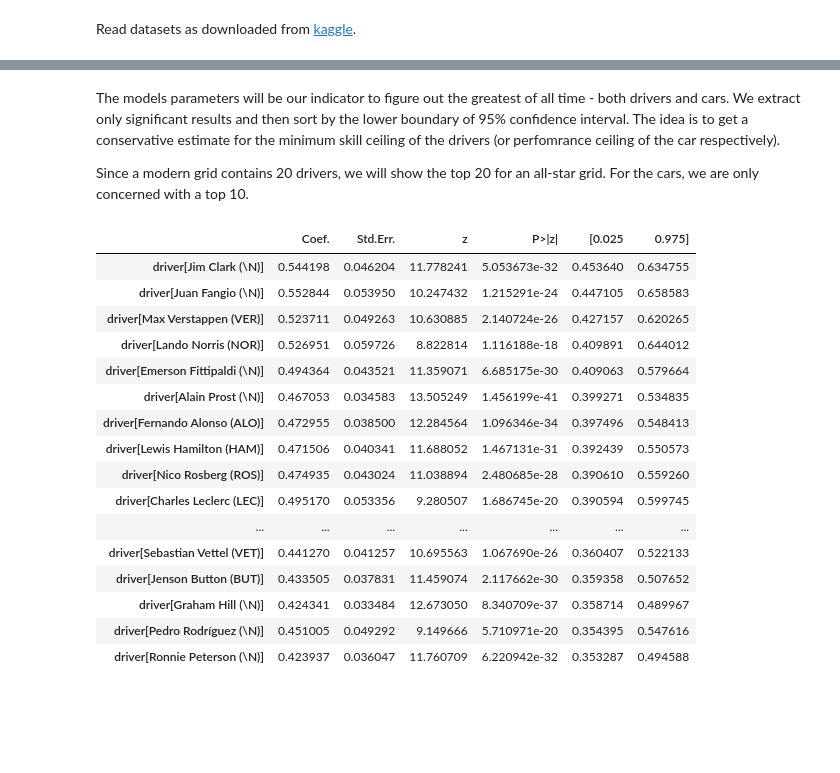
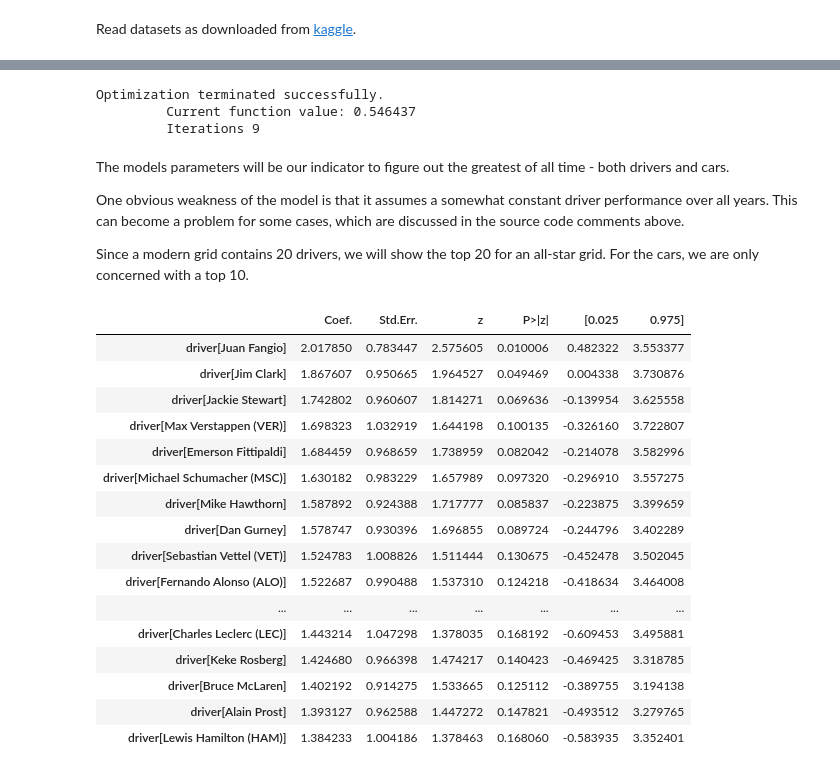
Before and after one commit to Excidion/Formula1-GreatestOfAllTime, a Jupyter notebook: exploration.ipynb, the cells around one changed output, grey strips where cells are left out. Cells and saved outputs as stored; diff of their text form; code cells hidden in the pictures; blank space fills up the shorter version.

```diff
--- a/exploration.ipynb
+++ b/exploration.ipynb
@@ -17,5 +16,7 @@ These are marked in the following list with `# TODO`.
 # %%
 not_self_responsible_dnf = [
+    "Disqualified", # mixed bag, includes driver erros but many team errors
+    "Ignition",
     "Engine",
     "Gearbox",
     "Transmission",
@@ -32,7 +33,7 @@ not_self_responsible_dnf = [
     "Driver Seat",
     "Puncture",
     "Driveshaft",
-    "Retired", # TODO
+    "Retired", # this is a bit of a mixed bag - some due to technical, some after collisions
     "Fuel pressure",
     "Front wing",
     "Water pressure",
@@ -57,59 +58,57 @@ not_self_responsible_dnf = [
     "Out of fuel",
     "Wheel nut",
     "Pneumatics",
-    "Handling", # TODO
+    "Handling", # found nothing on wikipedia indicating driver error
     "Rear wing",
     "Fire",
     "Wheel bearing",
-    "Physical", # TODO
+    "Physical", # found nothing on wikipedia indicating driver error
     "Fuel system",
     "Oil line",
     "Fuel rig",
-    "Launch control", # TODO
-    "Injured", # TODO
+    "Launch control",
     "Fuel",
     "Power loss",
     "Vibrations",
     "Safety",
     "Drivetrain",
     "Ignition"
-    "Injury", # TODO
     "Chassis",
     "Battery",
-    "Stalled", # TODO
     "Halfshaft",
     "Crankshaft",
-    "Safety concerns", # TODO
-    "Not restarted", # TODO
+    "Safety concerns", # found nothing on wikipedia indicating driver error
     "Alternator",
     "Underweight",
     "Safety belt",
     "Oil pump",
     "Fuel leak",
-    "Excluded", # TODO
+    "Excluded", # usually team failing to follow regulations
     "Injection",
     "Distributor",
-    "Driver unwell", # TODO
+    "Driver unwell", # not related to skill
     "Turbo",
     "CV joint",
     "Water pump",
-    "Fatal accident", # TODO
     "Spark plugs",
     "Fuel pipe",
-    "Eye injury",
     "Oil pipe",
     "Axle",
     "Water pipe",
-    "Magneto", # TODO
+    "Magneto",
     "Supercharger",
-    "Collision damage", # TODO
     "Power Unit",
     "ERS",
     "Brake duct",
     "Seat",
-    "Damage", # TODO
-    "Debris", # TODO
-    "Illness", # TODO
+    #"Debris", # is hitting debris the drivers fault?
+    "Illness", # nothing to do with driver skill
     "Undertray",
     "Cooling system",
+    # let's not blame the victims
+    "Injury",
+    "Fatal accident",
+    "Eye injury", # Helmut Marko for no fault of his own
+    "Injured", # relates to injuries sustained before the race
+    "Injury", # relates to injuries sustained before the race
 ]
@@ -171,9 +268,14 @@ By furthermore restricting the `score` to `[0, 1]` we account for the fact that
 # %%
-model = smf.glm("score ~ driver + car + technical_dnf - 1", data=df).fit()
+model = smf.logit("score ~ driver + car + technical_dnf - 1", df).fit()
+# %% [output]
+Optimization terminated successfully.
+         Current function value: 0.546437
+         Iterations 9
 # %% [markdown]
 The models parameters will be our indicator to figure out the greatest of all time - both drivers and cars.
-We extract only significant results and then sort by the lower boundary of 95% confidence interval.
-The idea is to get a conservative estimate for the minimum skill ceiling of the drivers (or perfomrance ceiling of the car respectively).
+
+One obvious weakness of the model is that it assumes a somewhat constant driver performance over all years.
+This can become a problem for some cases, which are discussed in the source code comments above.
 
 Since a modern grid contains 20 drivers, we will show the top 20 for an all-star grid.
 For the cars, we are only concerned with a top 10.
@@ -183,22 +284,22 @@ siginificant = res["P>|z|"] <= 0.05
 drivers = res.index.str.startswith("driver")
 cars = res.index.str.startswith("car")
 # %%
-res.loc[siginificant & drivers].sort_values("[0.025", ascending=False).head(20)
+res.loc[drivers].sort_values("Coef.", ascending=False).head(20)
 # %% [output]
 |  | Coef. | Std.Err. | z | P>|z| | [0.025 | 0.975] |
-| driver[Jim Clark (\N)] | 0.544198 | 0.046204 | 11.778241 | 5.053673e-32 | 0.453640 | 0.634755 |
-| driver[Juan Fangio (\N)] | 0.552844 | 0.053950 | 10.247432 | 1.215291e-24 | 0.447105 | 0.658583 |
-| driver[Max Verstappen (VER)] | 0.523711 | 0.049263 | 10.630885 | 2.140724e-26 | 0.427157 | 0.620265 |
-| driver[Lando Norris (NOR)] | 0.526951 | 0.059726 | 8.822814 | 1.116188e-18 | 0.409891 | 0.644012 |
-| driver[Emerson Fittipaldi (\N)] | 0.494364 | 0.043521 | 11.359071 | 6.685175e-30 | 0.409063 | 0.579664 |
-| driver[Alain Prost (\N)] | 0.467053 | 0.034583 | 13.505249 | 1.456199e-41 | 0.399271 | 0.534835 |
-| driver[Fernando Alonso (ALO)] | 0.472955 | 0.038500 | 12.284564 | 1.096346e-34 | 0.397496 | 0.548413 |
-| driver[Lewis Hamilton (HAM)] | 0.471506 | 0.040341 | 11.688052 | 1.467131e-31 | 0.392439 | 0.550573 |
-| driver[Nico Rosberg (ROS)] | 0.474935 | 0.043024 | 11.038894 | 2.480685e-28 | 0.390610 | 0.559260 |
-| driver[Charles Leclerc (LEC)] | 0.495170 | 0.053356 | 9.280507 | 1.686745e-20 | 0.390594 | 0.599745 |
+| driver[Juan Fangio] | 2.017850 | 0.783447 | 2.575605 | 0.010006 | 0.482322 | 3.553377 |
+| driver[Jim Clark] | 1.867607 | 0.950665 | 1.964527 | 0.049469 | 0.004338 | 3.730876 |
+| driver[Jackie Stewart] | 1.742802 | 0.960607 | 1.814271 | 0.069636 | -0.139954 | 3.625558 |
+| driver[Max Verstappen (VER)] | 1.698323 | 1.032919 | 1.644198 | 0.100135 | -0.326160 | 3.722807 |
+| driver[Emerson Fittipaldi] | 1.684459 | 0.968659 | 1.738959 | 0.082042 | -0.214078 | 3.582996 |
+| driver[Michael Schumacher (MSC)] | 1.630182 | 0.983229 | 1.657989 | 0.097320 | -0.296910 | 3.557275 |
+| driver[Mike Hawthorn] | 1.587892 | 0.924388 | 1.717777 | 0.085837 | -0.223875 | 3.399659 |
+| driver[Dan Gurney] | 1.578747 | 0.930396 | 1.696855 | 0.089724 | -0.244796 | 3.402289 |
+| driver[Sebastian Vettel (VET)] | 1.524783 | 1.008826 | 1.511444 | 0.130675 | -0.452478 | 3.502045 |
+| driver[Fernando Alonso (ALO)] | 1.522687 | 0.990488 | 1.537310 | 0.124218 | -0.418634 | 3.464008 |
 | ... | ... | ... | ... | ... | ... | ... |
-| driver[Sebastian Vettel (VET)] | 0.441270 | 0.041257 | 10.695563 | 1.067690e-26 | 0.360407 | 0.522133 |
-| driver[Jenson Button (BUT)] | 0.433505 | 0.037831 | 11.459074 | 2.117662e-30 | 0.359358 | 0.507652 |
-| driver[Graham Hill (\N)] | 0.424341 | 0.033484 | 12.673050 | 8.340709e-37 | 0.358714 | 0.489967 |
-| driver[Pedro Rodríguez (\N)] | 0.451005 | 0.049292 | 9.149666 | 5.710971e-20 | 0.354395 | 0.547616 |
-| driver[Ronnie Peterson (\N)] | 0.423937 | 0.036047 | 11.760709 | 6.220942e-32 | 0.353287 | 0.494588 |
+| driver[Charles Leclerc (LEC)] | 1.443214 | 1.047298 | 1.378035 | 0.168192 | -0.609453 | 3.495881 |
+| driver[Keke Rosberg] | 1.424680 | 0.966398 | 1.474217 | 0.140423 | -0.469425 | 3.318785 |
+| driver[Bruce McLaren] | 1.402192 | 0.914275 | 1.533665 | 0.125112 | -0.389755 | 3.194138 |
+| driver[Alain Prost] | 1.393127 | 0.962588 | 1.447272 | 0.147821 | -0.493512 | 3.279765 |
+| driver[Lewis Hamilton (HAM)] | 1.384233 | 1.004186 | 1.378463 | 0.168060 | -0.583935 | 3.352401 |
```
Also changed, not shown: parts of 16 cells of this notebook, 1 other file.
